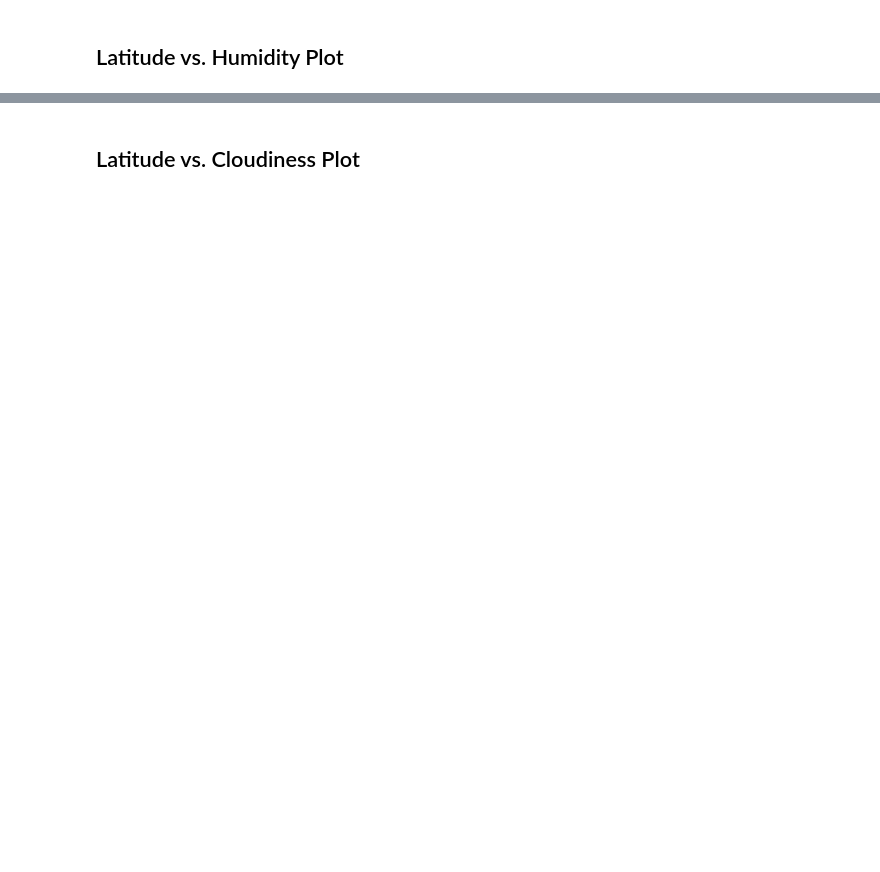
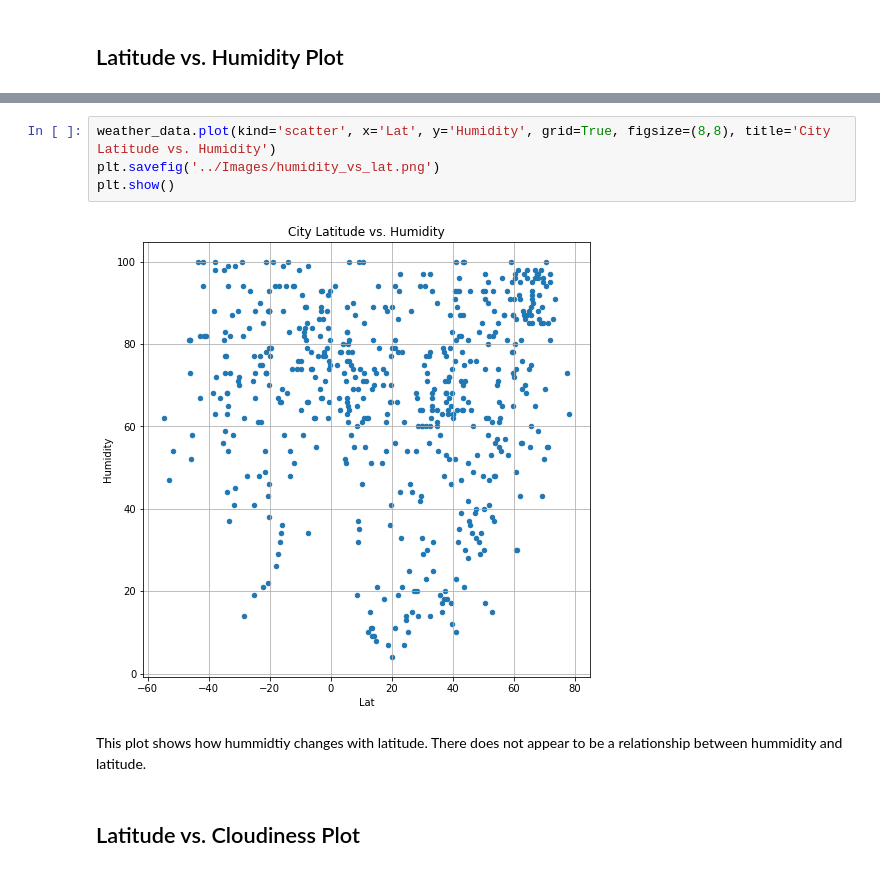
Before and after one commit to hamiltojogo/python-api-challenge, a Jupyter notebook: WeatherPy/WeatherPy.ipynb, the cells around one changed output, grey strips where cells are left out. Drawn from its saved outputs; the diff is of its cells as text; blank space fills up the shorter version.

```diff
--- a/WeatherPy/WeatherPy.ipynb
+++ b/WeatherPy/WeatherPy.ipynb
@@ -260,2 +215,10 @@ Int64Index([], dtype='int64')
+# %%
+weather_data.plot(kind='scatter', x='Lat', y='Humidity', grid=True, figsize=(8,8), title='City Latitude vs. Humidity')
+plt.savefig('../Images/humidity_vs_lat.png')
+plt.show()
+# %% [output]
+[figure, added]
+# %% [markdown]
+This plot shows how hummidtiy changes with latitude. There does not appear to be a relationship between hummidity and latitude.
 # %% [markdown]
 ## Latitude vs. Cloudiness Plot
```
Also changed, not shown: parts of 46 cells of this notebook, 13 other files.
